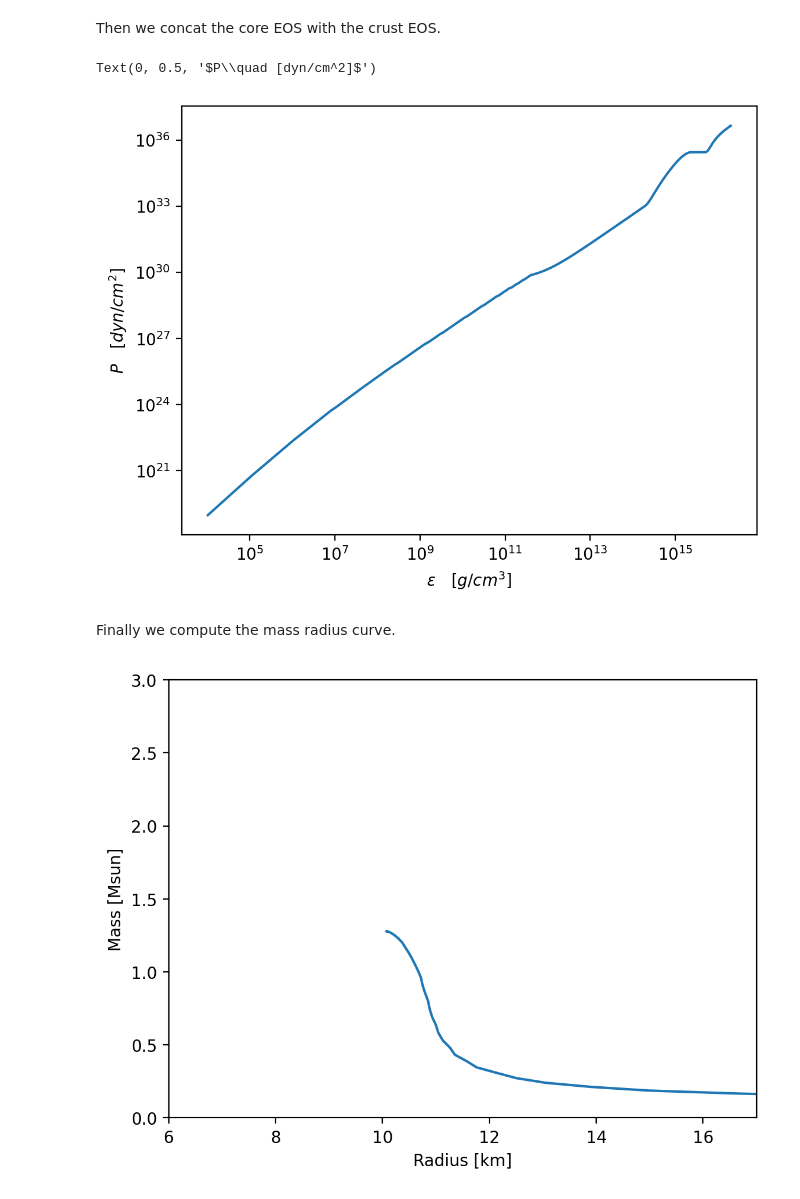
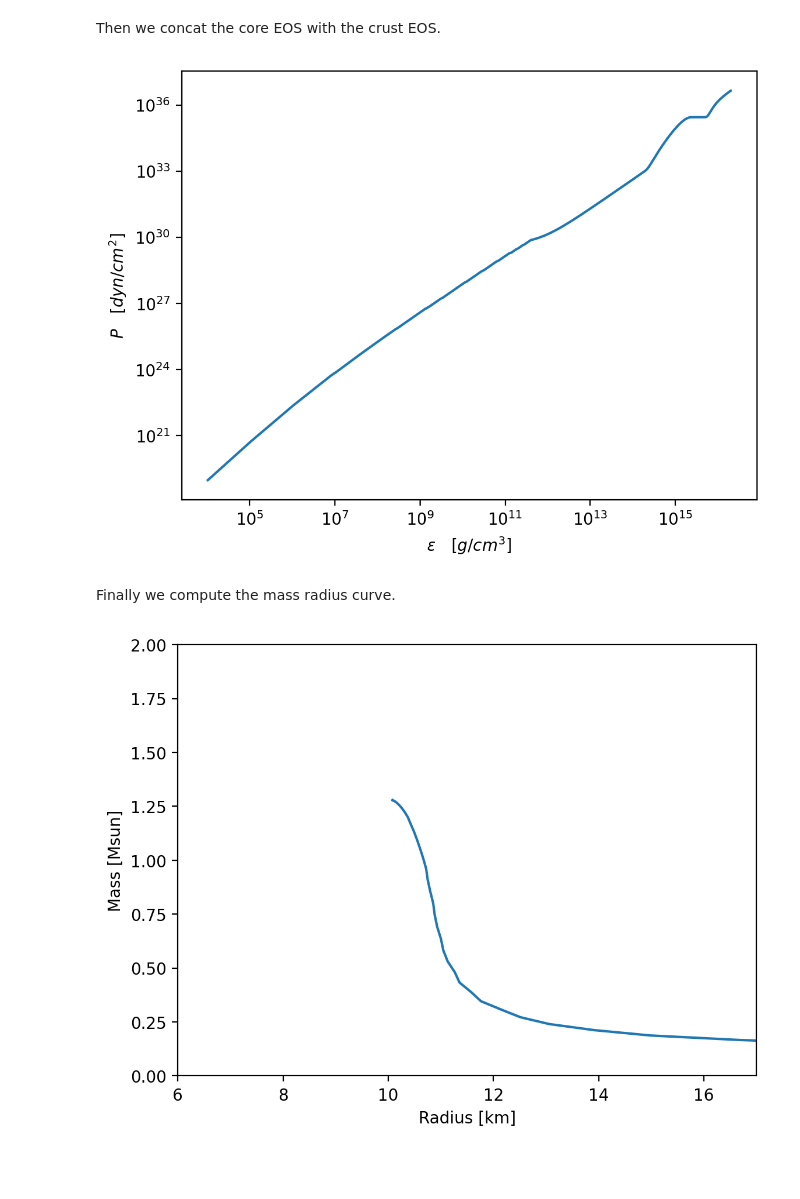
Before and after one commit to ChunHuangPhy/CompactOject, a Jupyter notebook: Test_Case/test_EOSgenerators.ipynb, the cells around one changed output. Saved outputs shown, nothing was run; the diff lists cells and outputs as text; code cells hidden in the pictures; blank space fills up the shorter version.

```diff
--- a/Test_Case/test_EOSgenerators.ipynb
+++ b/Test_Case/test_EOSgenerators.ipynb
@@ -365,7 +365,7 @@ the interface EOS, and then connect them with the core EOS.
 x_last = eps_com[-1]
 y_last = pres_com[-1]
 dydx_last = (pres_com[-1] - pres_com[-2]) / (eps_com[-1] - eps_com[-2])
-CS_EOS = EOS.SpeedOfSoundEOS(x_last, y_last, dydx_last)
+CS_EOS = SpeedofSound_EOS.compute_EOS(x_last, y_last, dydx_last)
 # %% [markdown]
 In order to generate the parameters of the Speed of sound EOS, we need a list
 of 5 uniform random numbers between 0 and 1.
@@ -398,21 +398,21 @@ plt.figure(dpi=200)
 plt.plot(full_e / g_cm_3, full_p / dyn_cm_2)
 plt.xscale("log")
 plt.yscale("log")
-plt.xlabel("$\epsilon\quad [g/cm^3]$")
-plt.ylabel("$P\quad [dyn/cm^2]$")
+plt.xlabel(r"$\epsilon\quad [g/cm^3]$")
+plt.ylabel(r"$P\quad [dyn/cm^2]$")
+plt.show()
 # %% [output]
-Text(0, 0.5, '$P\\quad [dyn/cm^2]$')
 [figure]
 # %% [markdown]
 Finally we compute the mass radius curve.
 # %%
 MR = main.OutputMR("", full_e, full_p)
 plt.figure(dpi=200)
 plt.plot(MR[:, 0] / km, MR[:, 1] / Msun)
 plt.xlim(6, 17)
-plt.ylim(0, 3)
+plt.ylim(0, 2)
 plt.xlabel("Radius [km]")
 plt.ylabel("Mass [Msun]")
 plt.show()
 # %% [output]
-[figure, old version]
+[figure, new version]
```
Also changed, not shown: parts of 1 cell of this notebook.
